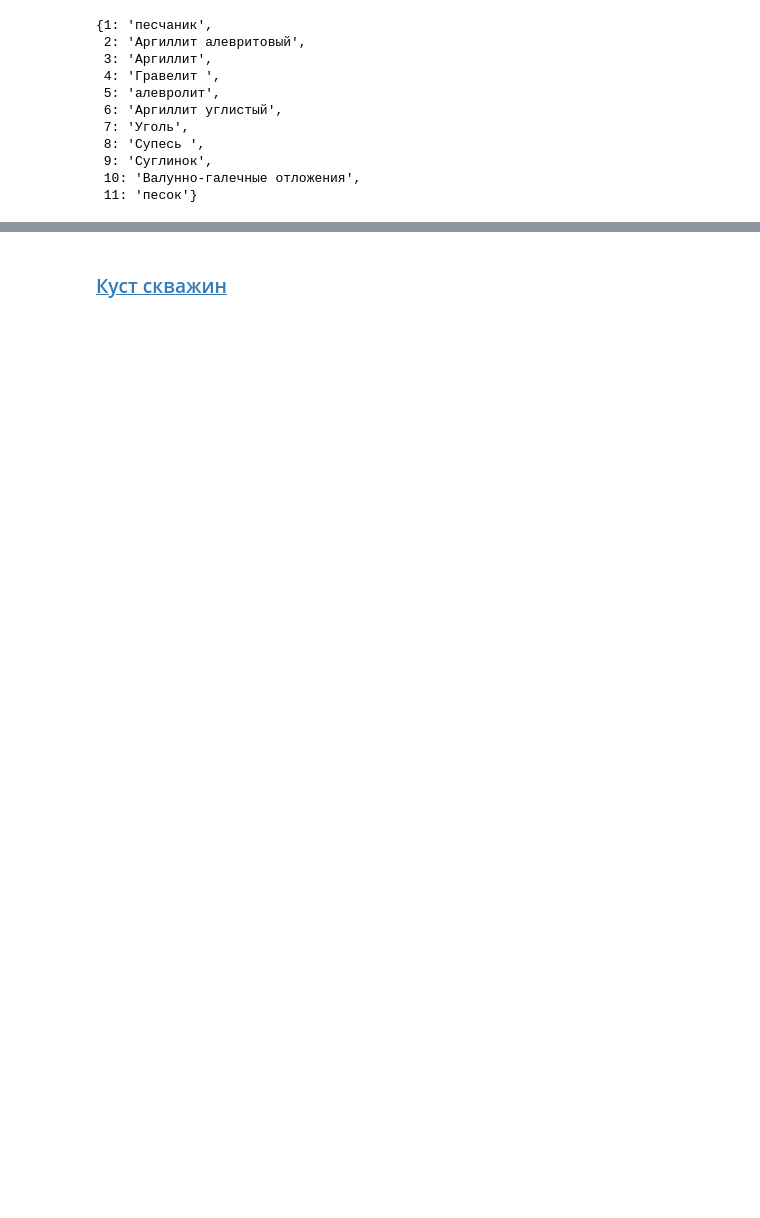
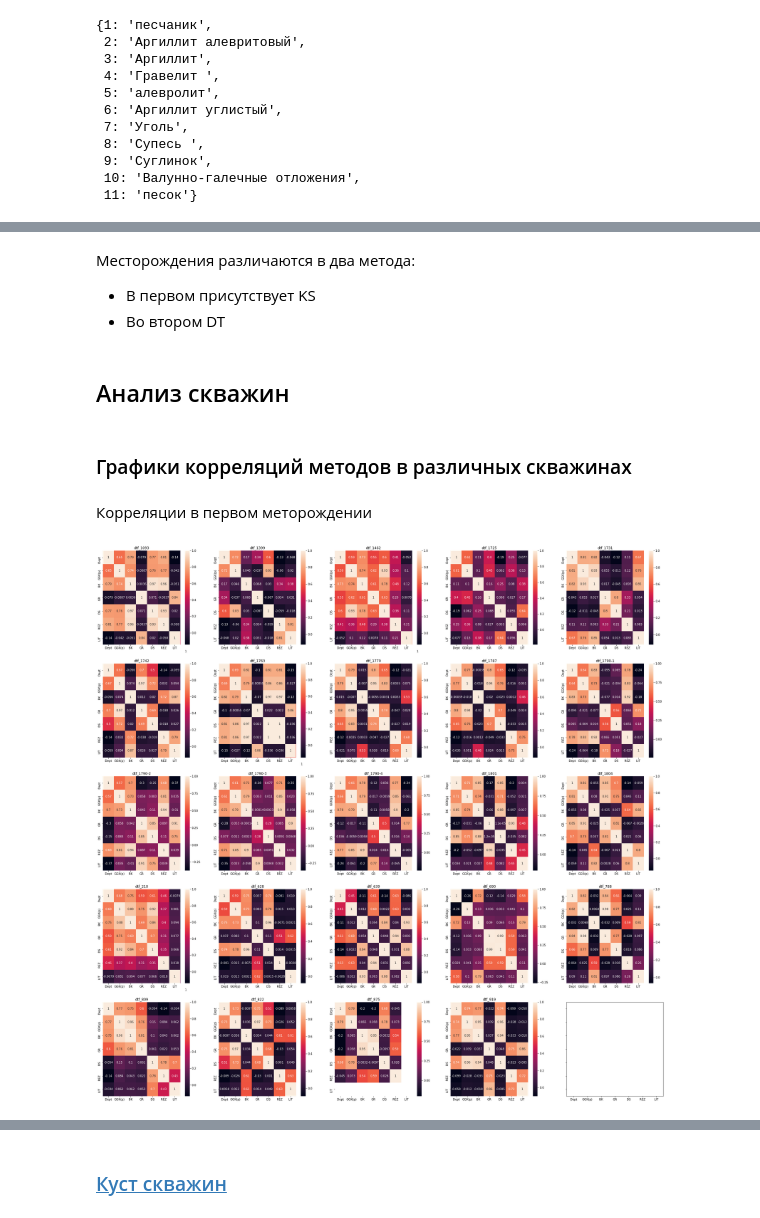
Before and after one commit to churnikov/carrot, a Jupyter notebook: nikita/digdes_data_analysis.ipynb, the cells around one changed output, grey strips where cells are left out. Drawn from its saved outputs; the diff is of its cells as text; code cells hidden in the pictures; blank space fills up the shorter version.

Commit message:
Add correlation plots and convenient functions to plot

```diff
--- a/nikita/digdes_data_analysis.ipynb
+++ b/nikita/digdes_data_analysis.ipynb
@@ -39,0 +71,10 @@ import seaborn as sns
+# %%
+def load_dtfs(path='../data/digdes-data/coal-wells-2/'):
+    """
+    Load wells as a dict with their file names
+    """
+    csvs = [file for file in listdir(path) if file.endswith('.csv')]
+    dtfs = dict()
+    for csv in csvs:
+        dtfs[csv[:-4]] = pd.read_csv(path + csv, sep=';', decimal=',', encoding='cp1251')
+    return dtfs
@@ -40,3 +135,25 @@ import seaborn as sns
+# %%
+def plot_correlations_in_well(dtf, name, axis=None):
+    sns.heatmap(dtf.corr(), annot=True, ax=axis)
+    if axis:
+        axis.set_title('dtf_{}'.format(name))
+    else:
+        plt.title('dtf_{}'.format(name))
+# %%
+def indices_with_swaps(shape):
+    for i in range(shape[0]):
+        for j in range(shape[1]):
+            yield i, j
+# %%
+def plot_correlations_in_deposit(dtf_dict, figsize=(20, 20)):
+    plot_shape = (int(np.ceil(np.sqrt(len(dtf_dict)-1))),
+                  int(np.ceil(np.sqrt(len(dtf_dict)-1))))
+
+    indices = indices_with_swaps(plot_shape)
+    fig, axis = plt.subplots(plot_shape[0], plot_shape[1], figsize=figsize, sharex=True, sharey=True)
+    for name, dtf in dtf_dict.items():
+        ind = next(indices)
+        plot_correlations_in_well(dtf, name, axis[ind[0], ind[1]])
 # %% [markdown]
 ## Загрузка данных
 # %% [markdown]
@@ -139,0 +232,14 @@ Text(0.5,1,'dtf_628')
+# %% [markdown]
+Месторождения различаются в два метода:
+- В первом присутствует KS
+- Во втором DT
+# %% [markdown]
+## Анализ скважин
+# %% [markdown]
+### Графики корреляций методов в различных скважинах
+# %% [markdown]
+Корреляции в первом меторождении
+# %%
+plot_correlations_in_deposit(dtfs_first, figsize=(35, 35))
+# %% [output]
+[figure, added]
```
Also changed, not shown: parts of 66 cells of this notebook.
